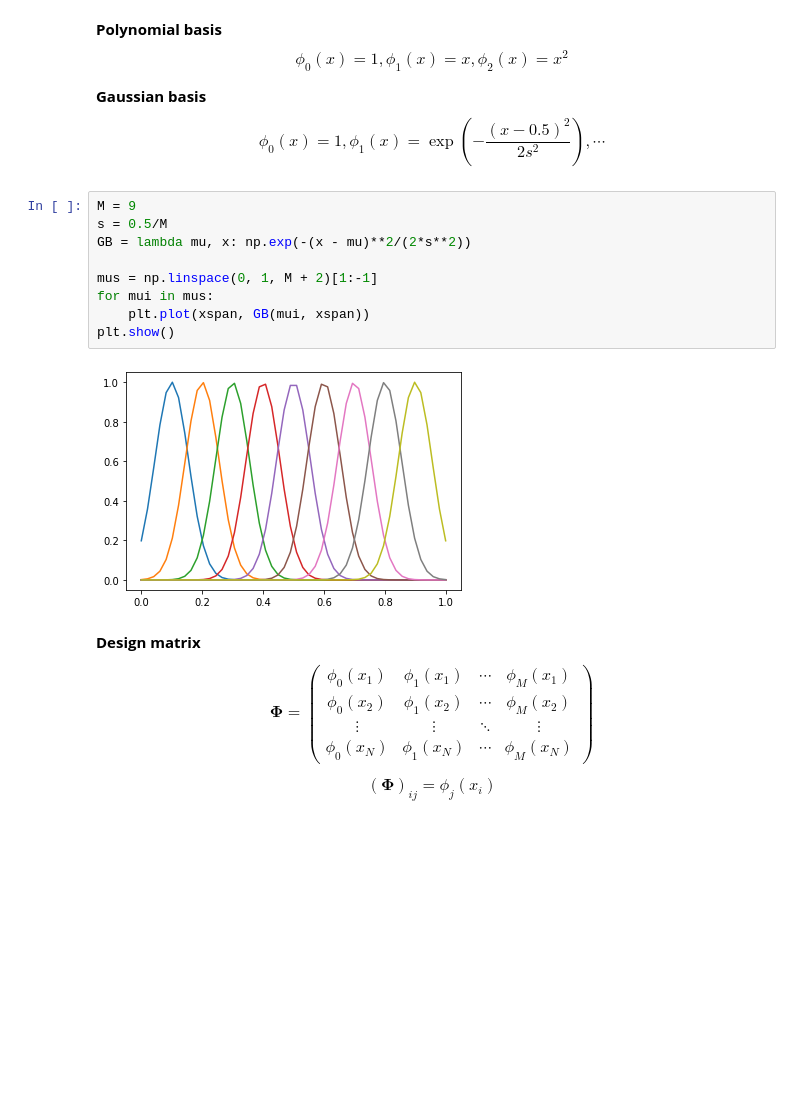
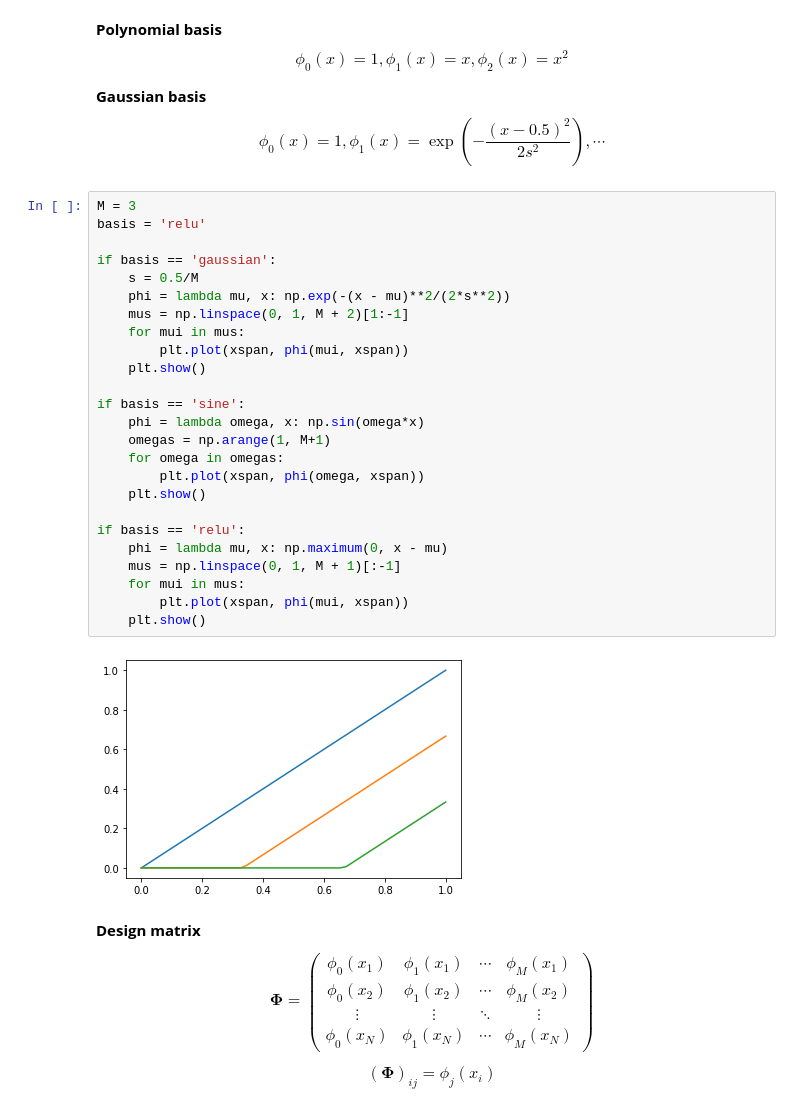
Before and after one commit to cdl-hanyang/cdl2022-s-ml, a Jupyter notebook: week2_1_linear_models.ipynb, the cells around one changed output. Drawn from its saved outputs; the diff is of its cells as text; blank space fills up the shorter version.

```diff
--- a/week2_1_linear_models.ipynb
+++ b/week2_1_linear_models.ipynb
@@ -31,16 +31,32 @@ $$
 \phi_0(x) = 1, \phi_1(x) = \exp\left(-\frac{(x - 0.5)^2}{2s^2}\right), \cdots
 $$
 # %%
-M = 9
-s = 0.5/M
-GB = lambda mu, x: np.exp(-(x - mu)**2/(2*s**2))
+M = 3
+basis = 'relu'
 
-mus = np.linspace(0, 1, M + 2)[1:-1]
-for mui in mus:
-    plt.plot(xspan, GB(mui, xspan))
-plt.show()
+if basis == 'gaussian':
+    s = 0.5/M
+    phi = lambda mu, x: np.exp(-(x - mu)**2/(2*s**2))
+    mus = np.linspace(0, 1, M + 2)[1:-1]
+    for mui in mus:
+        plt.plot(xspan, phi(mui, xspan))
+    plt.show()
+
+if basis == 'sine':
+    phi = lambda omega, x: np.sin(omega*x)
+    omegas = np.arange(1, M+1)
+    for omega in omegas:
+        plt.plot(xspan, phi(omega, xspan))
+    plt.show()
+
+if basis == 'relu':
+    phi = lambda mu, x: np.maximum(0, x - mu)
+    mus = np.linspace(0, 1, M + 1)[:-1]
+    for mui in mus:
+        plt.plot(xspan, phi(mui, xspan))
+    plt.show()
 # %% [output]
-[figure, old version]
+[figure, new version]
 # %% [markdown]
 **Design matrix**
 $$
```
Also changed, not shown: parts of 2 cells of this notebook.
